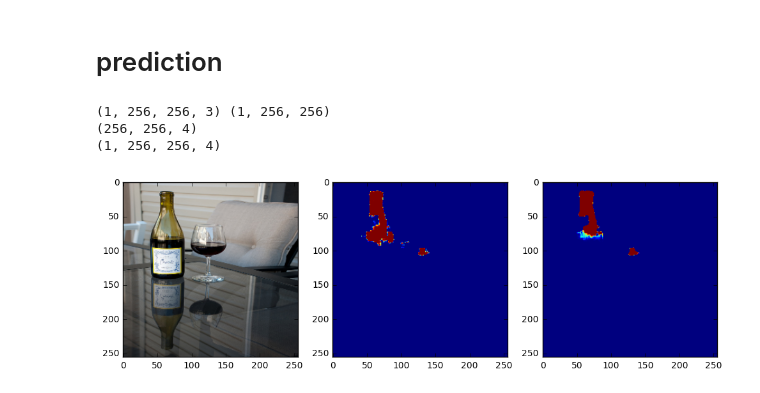
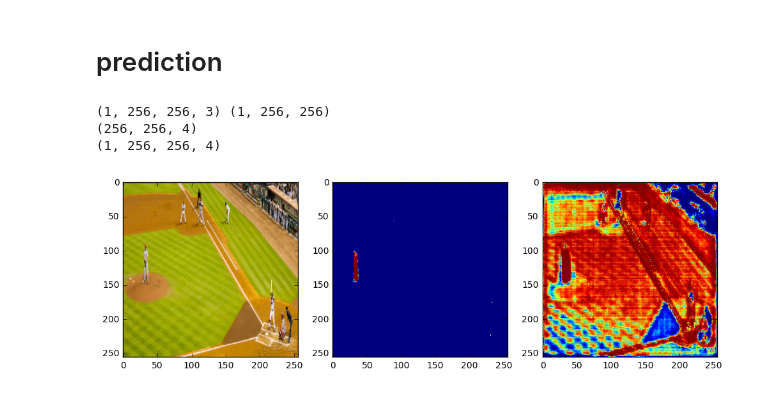
Before and after one commit to legokichi/keras-human-detector, a Jupyter notebook: predict.ipynb, the cells around one changed output. Saved outputs shown, nothing was run; the diff lists cells and outputs as text; code cells hidden in the pictures.

```diff
--- a/predict.ipynb
+++ b/predict.ipynb
@@ -33,7 +33,8 @@ with K.tf.device('/cpu:0'):
         model = create_unet((256, 256, 3), 1, 64)
         model.load_weights("./data/2017-05-10-05-46-17_fil64_adam_lr0.0001_glorot_uniform_shape256x256_data_aug_weights.epoch0080-val_loss-0.70-val_dice_coef0.70.hdf5")
         model2 = create_unet((256, 256, 4), 1, 64)
-        model2.load_weights("./data/2017-05-10-10-56-14_fil64_adam_lr0.0001_glorot_uniform_shape256x256_learn_head_data_aug_weights.epoch0080-val_loss-104.12-val_acc0.89.hdf5")
+        #model2.load_weights("./data/2017-05-10-10-56-14_fil64_adam_lr0.0001_glorot_uniform_shape256x256_learn_head_data_aug_weights.epoch0080-val_loss-104.12-val_acc0.89.hdf5")
+        model2.load_weights("./data/2017-05-11-06-03-07_fil64_adam_lr0.0001_glorot_uniform_shape256x256_learn_head_data_aug_weights.epoch0011-val_loss1156.76-val_acc0.12.hdf5")
 # %%
 '''
 2017-05-09-10-03-04_fil64_adam_lr0.0001_glorot_uniform_shape256x256_data_aug_weights.epoch0080-val_loss-0.78-val_dice_coef0.78.hdf5
@@ -46,34 +47,34 @@ COCO_val2014_000000000338
 COCO_val2014_000000000357
 '''
 
-img = io.imread("./data/val2014/COCO_val2014_000000000283.jpg")
+img = io.imread("./data/val2014/COCO_val2014_000000000357.jpg")
 img = cv2.resize(img, (256, 256))
 img = np.expand_dims(img, axis=0)
 
 
 with K.tf.device('/cpu:0'):
         output = model.predict(img)
         print(img.shape, output.shape)
         img2 = np.dstack((img[0], output[0]))
         print(img2.shape)
         img2 = np.expand_dims(img2, axis=0)
         print(img2.shape)
         output2 = model2.predict(img2)
 
 
 
 
 mat1 = [
     [
         lambda x: plt.imshow(img[0]),
         lambda x: plt.imshow(output[0]),
         lambda x: plt.imshow(output2[0]),
     ]
 ]
 
 mtx_plot(mat1, ratio=(4,4))
 # %% [output]
 (1, 256, 256, 3) (1, 256, 256)
 (256, 256, 4)
 (1, 256, 256, 4)
-[figure, old version]
+[figure, new version]
```
Also changed, not shown: 1 other file.
